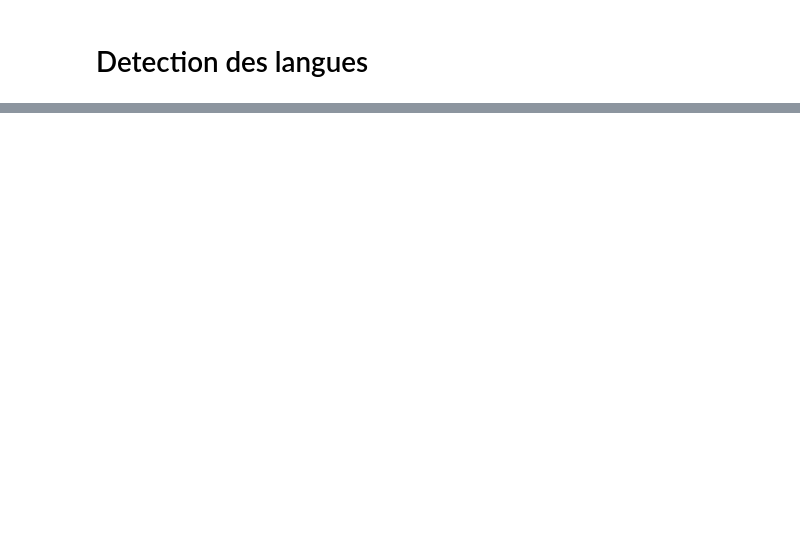
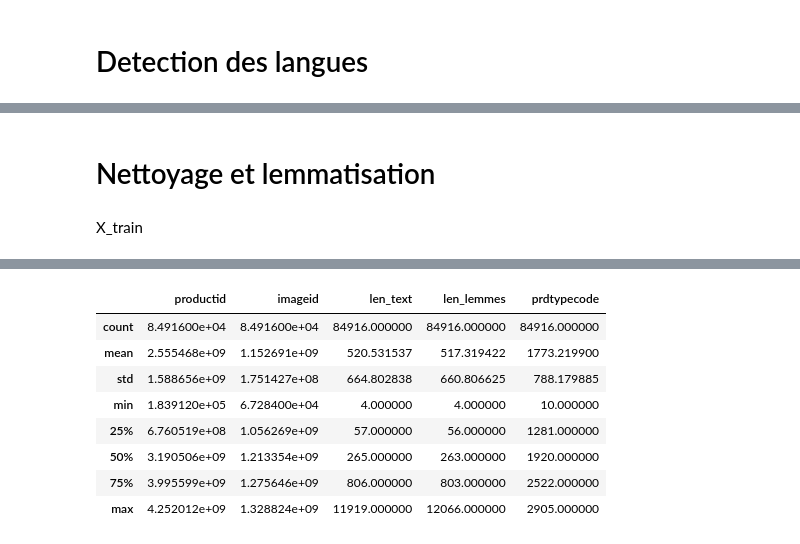
Before and after one commit to DataScientest-Studio/fev24_bds_rakuten, a Jupyter notebook: notebooks/01-rava-data-text-exploration.ipynb, the cells around one changed output, grey strips where cells are left out. Cells and saved outputs as stored; diff of their text form; code cells hidden in the pictures; blank space fills up the shorter version.

```diff
--- a/notebooks/01-rava-data-text-exploration.ipynb
+++ b/notebooks/01-rava-data-text-exploration.ipynb
@@ -78,8 +112,8 @@ def strip_accents(texts):
 lexique = pd.read_table(PATH_EXTERNAL + "Lexique383/Lexique383.tsv", delimiter="\t")
 lexique_filtred_unique = lexique.drop_duplicates(subset="ortho")[["ortho", "lemme"]]
 lexique_filtred_unique.dropna(subset=["ortho", "lemme"], axis="index", inplace=True)
-lexique_filtred_unique["ortho"] = strip_accents(lexique_filtred_unique["ortho"])
-lexique_filtred_unique["lemme"] = strip_accents(lexique_filtred_unique["lemme"])
+# lexique_filtred_unique["ortho"] = strip_accents(lexique_filtred_unique["ortho"])
+# lexique_filtred_unique["lemme"] = strip_accents(lexique_filtred_unique["lemme"])
 lexique_filtred_unique = lexique_filtred_unique.drop_duplicates(subset="ortho")[
     ["ortho", "lemme"]
 ]
@@ -139,0 +390,2 @@ df.head()
+# %% [markdown]
+# Nettoyage et lemmatisation
@@ -139,0 +442,20 @@ df.head()
+# %% [markdown]
+X_train
+# %%
+X_train = pd.read_csv(PATH_PROCESSED + "X_train_translated.csv", index_col=0)
+# X_train["text"] = strip_accents(X_train["text"])
+X_train["text"], X_train["lemmes"] = clean(X_train["text"])
+# len texts
+X_train["len_text"] = X_train["text"].str.len()
+X_train["len_lemmes"] = X_train["lemmes"].str.len()
+
+# add target column
+X_train[target.columns[0]] = target
+
+X_train.drop(["designation", "description", "language"], axis="columns", inplace=True)
+
+# save dataframe
+X_train.to_csv(PATH_PROCESSED + "X_train_preprocessed.csv")
+display(X_train.head())
+X_train.describe()
+# %% [output]
@@ -139,0 +468,9 @@ df.head()
+|  | productid | imageid | len_text | len_lemmes | prdtypecode |
+| count | 8.491600e+04 | 8.491600e+04 | 84916.000000 | 84916.000000 | 84916.000000 |
+| mean | 2.555468e+09 | 1.152691e+09 | 520.531537 | 517.319422 | 1773.219900 |
+| std | 1.588656e+09 | 1.751427e+08 | 664.802838 | 660.806625 | 788.179885 |
+| min | 1.839120e+05 | 6.728400e+04 | 4.000000 | 4.000000 | 10.000000 |
+| 25% | 6.760519e+08 | 1.056269e+09 | 57.000000 | 56.000000 | 1281.000000 |
+| 50% | 3.190506e+09 | 1.213354e+09 | 265.000000 | 263.000000 | 1920.000000 |
+| 75% | 3.995599e+09 | 1.275646e+09 | 806.000000 | 803.000000 | 2522.000000 |
+| max | 4.252012e+09 | 1.328824e+09 | 11919.000000 | 12066.000000 | 2905.000000 |
```
Also changed, not shown: parts of 29 cells of this notebook, 1 other file.
